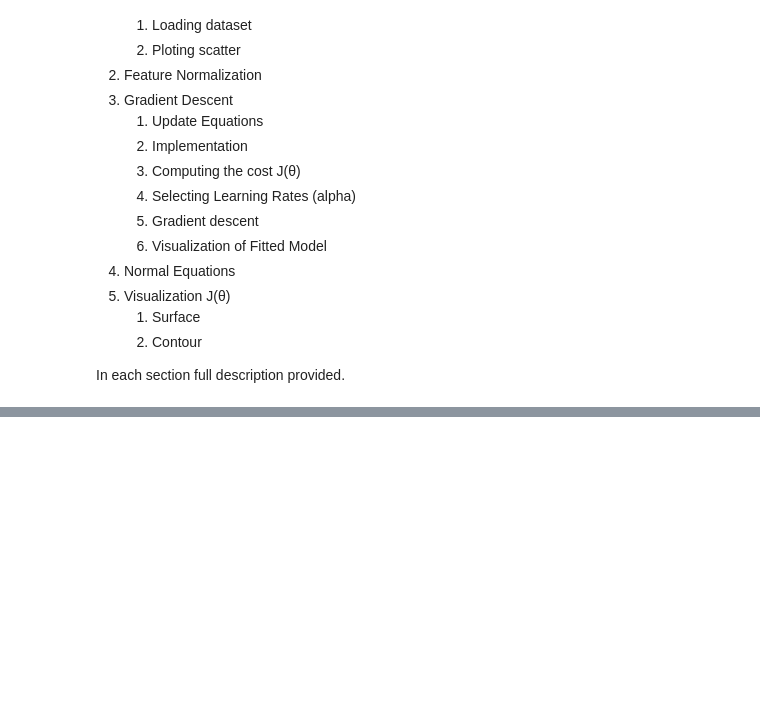
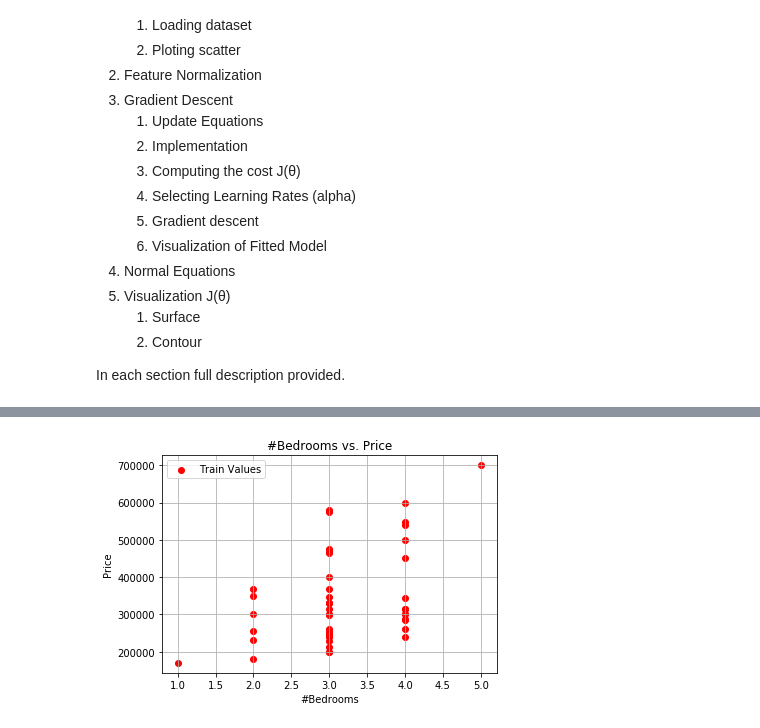
Before and after one commit to Nikronic/Coursera-Machine-Learning, a Jupyter notebook: Assignment_1/Multi Variable Linear Regression.ipynb, the cells around one changed output, grey strips where cells are left out. Saved outputs shown, nothing was run; the diff lists cells and outputs as text; code cells hidden in the pictures; blank space fills up the shorter version.

```diff
--- a/Assignment_1/Multi Variable Linear Regression.ipynb
+++ b/Assignment_1/Multi Variable Linear Regression.ipynb
@@ -32,0 +91,11 @@ In each section full description provided.
+# %%
+# visualize #Bedrooms vs. Price
+plt.scatter(x[:,1],y, color ='red', label='Train Values')
+plt.title('#Bedrooms vs. Price')
+plt.xlabel('#Bedrooms')
+plt.ylabel('Price')
+plt.legend()
+plt.grid()
+plt.show()
+# %% [output]
+[figure, added]
```
Also changed, not shown: parts of 8 cells of this notebook.
